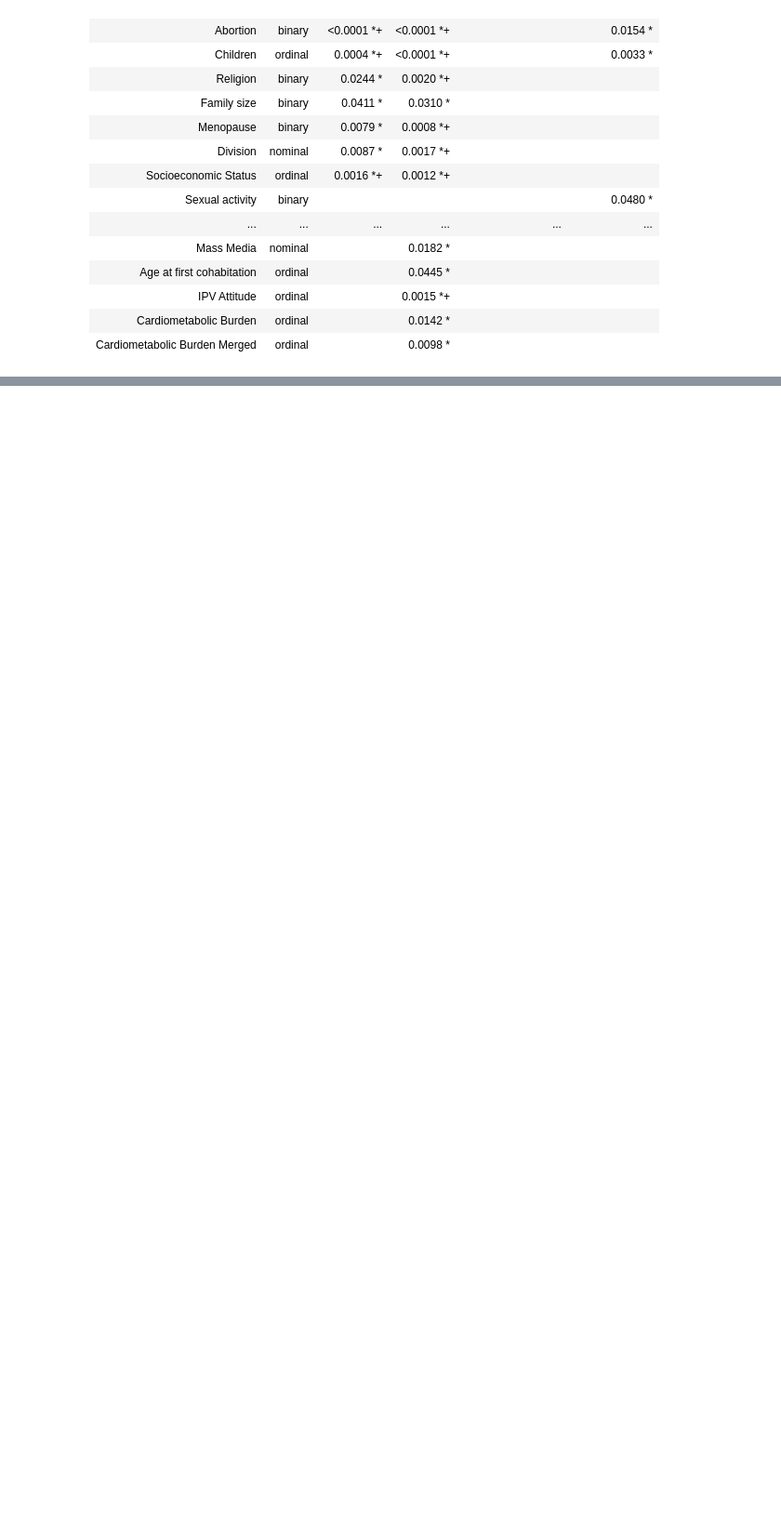
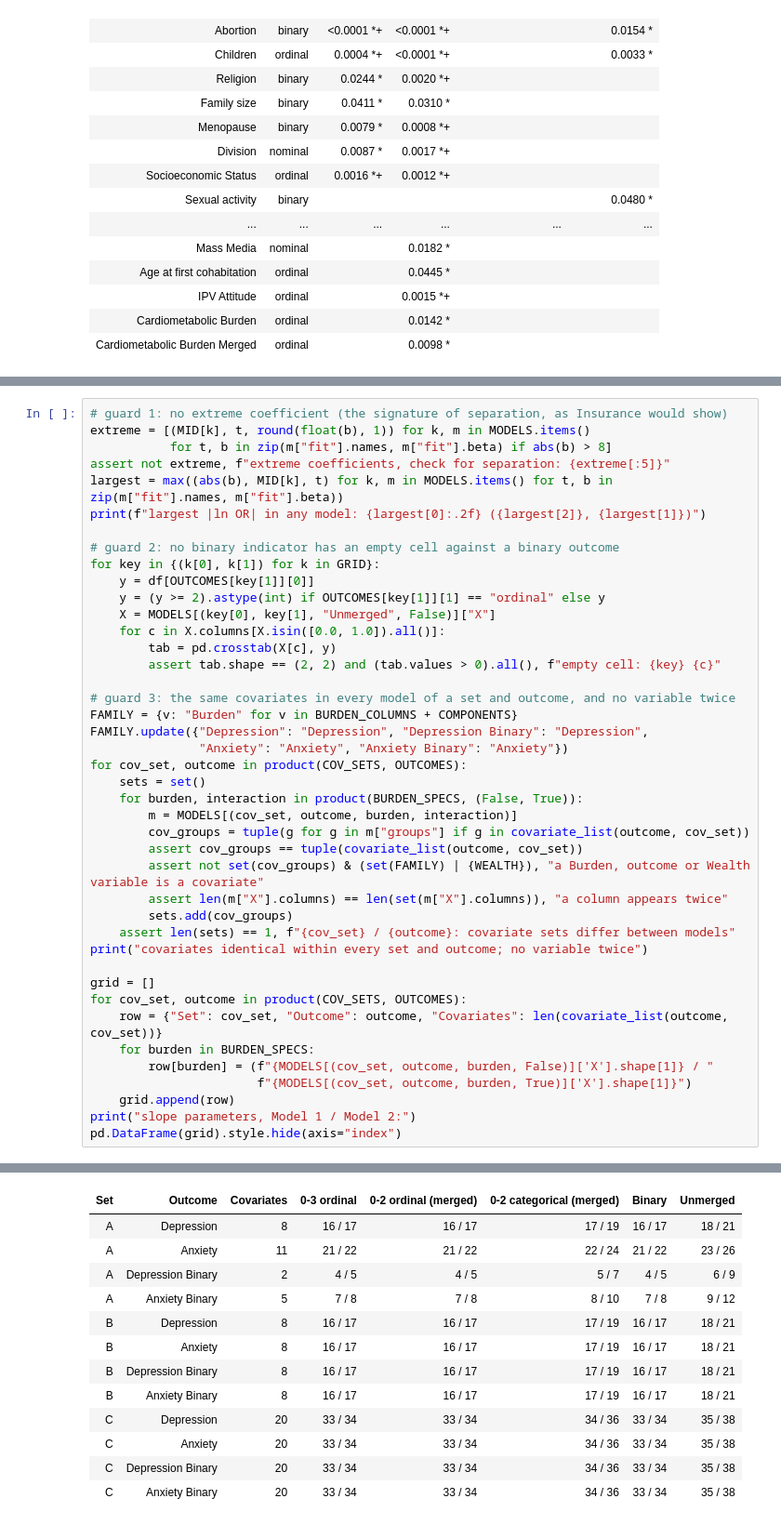
Before and after one commit to MdNadratanNaim/Cardiometabolic-Burden-as-Effect-Modifier, a Jupyter notebook: notebooks/6. Main Regression Analysis.ipynb, the cells around one changed output, grey strips where cells are left out. Shown at 93% size. Saved outputs shown, nothing was run; the diff lists cells and outputs as text; blank space fills up the shorter version.

```diff
--- a/notebooks/6. Main Regression Analysis.ipynb
+++ b/notebooks/6. Main Regression Analysis.ipynb
@@ -790,0 +407,43 @@ SAVE is False, nothing written
+# %%
+# guard 1: no extreme coefficient (the signature of separation, as Insurance would show)
+extreme = [(MID[k], t, round(float(b), 1)) for k, m in MODELS.items()
+           for t, b in zip(m["fit"].names, m["fit"].beta) if abs(b) > 8]
+assert not extreme, f"extreme coefficients, check for separation: {extreme[:5]}"
+largest = max((abs(b), MID[k], t) for k, m in MODELS.items() for t, b in zip(m["fit"].names, m["fit"].beta))
+print(f"largest |ln OR| in any model: {largest[0]:.2f} ({largest[2]}, {largest[1]})")
+
+# guard 2: no binary indicator has an empty cell against a binary outcome
+for key in {(k[0], k[1]) for k in GRID}:
+    y = df[OUTCOMES[key[1]][0]]
+    y = (y >= 2).astype(int) if OUTCOMES[key[1]][1] == "ordinal" else y
+    X = MODELS[(key[0], key[1], "Unmerged", False)]["X"]
+    for c in X.columns[X.isin([0.0, 1.0]).all()]:
+        tab = pd.crosstab(X[c], y)
+        assert tab.shape == (2, 2) and (tab.values > 0).all(), f"empty cell: {key} {c}"
+
+# guard 3: the same covariates in every model of a set and outcome, and no variable twice
+FAMILY = {v: "Burden" for v in BURDEN_COLUMNS + COMPONENTS}
+FAMILY.update({"Depression": "Depression", "Depression Binary": "Depression",
+               "Anxiety": "Anxiety", "Anxiety Binary": "Anxiety"})
+for cov_set, outcome in product(COV_SETS, OUTCOMES):
+    sets = set()
+    for burden, interaction in product(BURDEN_SPECS, (False, True)):
+        m = MODELS[(cov_set, outcome, burden, interaction)]
+        cov_groups = tuple(g for g in m["groups"] if g in covariate_list(outcome, cov_set))
+        assert cov_groups == tuple(covariate_list(outcome, cov_set))
+        assert not set(cov_groups) & (set(FAMILY) | {WEALTH}), "a Burden, outcome or Wealth variable is a covariate"
+        assert len(m["X"].columns) == len(set(m["X"].columns)), "a column appears twice"
+        sets.add(cov_groups)
+    assert len(sets) == 1, f"{cov_set} / {outcome}: covariate sets differ between models"
+print("covariates identical within every set and outcome; no variable twice")
+
+grid = []
+for cov_set, outcome in product(COV_SETS, OUTCOMES):
+    row = {"Set": cov_set, "Outcome": outcome, "Covariates": len(covariate_list(outcome, cov_set))}
+    for burden in BURDEN_SPECS:
+        row[burden] = (f"{MODELS[(cov_set, outcome, burden, False)]['X'].shape[1]} / "
+                       f"{MODELS[(cov_set, outcome, burden, True)]['X'].shape[1]}")
+    grid.append(row)
+print("slope parameters, Model 1 / Model 2:")
+pd.DataFrame(grid).style.hide(axis="index")
+# %% [output]
@@ -790,0 +453,13 @@ SAVE is False, nothing written
+| Set | Outcome | Covariates | 0-3 ordinal | 0-2 ordinal (merged) | 0-2 categorical (merged) | Binary | Unmerged |
+| A | Depression | 8 | 16 / 17 | 16 / 17 | 17 / 19 | 16 / 17 | 18 / 21 |
+| A | Anxiety | 11 | 21 / 22 | 21 / 22 | 22 / 24 | 21 / 22 | 23 / 26 |
+| A | Depression Binary | 2 | 4 / 5 | 4 / 5 | 5 / 7 | 4 / 5 | 6 / 9 |
+| A | Anxiety Binary | 5 | 7 / 8 | 7 / 8 | 8 / 10 | 7 / 8 | 9 / 12 |
+| B | Depression | 8 | 16 / 17 | 16 / 17 | 17 / 19 | 16 / 17 | 18 / 21 |
+| B | Anxiety | 8 | 16 / 17 | 16 / 17 | 17 / 19 | 16 / 17 | 18 / 21 |
+| B | Depression Binary | 8 | 16 / 17 | 16 / 17 | 17 / 19 | 16 / 17 | 18 / 21 |
+| B | Anxiety Binary | 8 | 16 / 17 | 16 / 17 | 17 / 19 | 16 / 17 | 18 / 21 |
+| C | Depression | 20 | 33 / 34 | 33 / 34 | 34 / 36 | 33 / 34 | 35 / 38 |
+| C | Anxiety | 20 | 33 / 34 | 33 / 34 | 34 / 36 | 33 / 34 | 35 / 38 |
+| C | Depression Binary | 20 | 33 / 34 | 33 / 34 | 34 / 36 | 33 / 34 | 35 / 38 |
+| C | Anxiety Binary | 20 | 33 / 34 | 33 / 34 | 34 / 36 | 33 / 34 | 35 / 38 |
```
Also changed, not shown: parts of 86 cells of this notebook, 4 other files.
